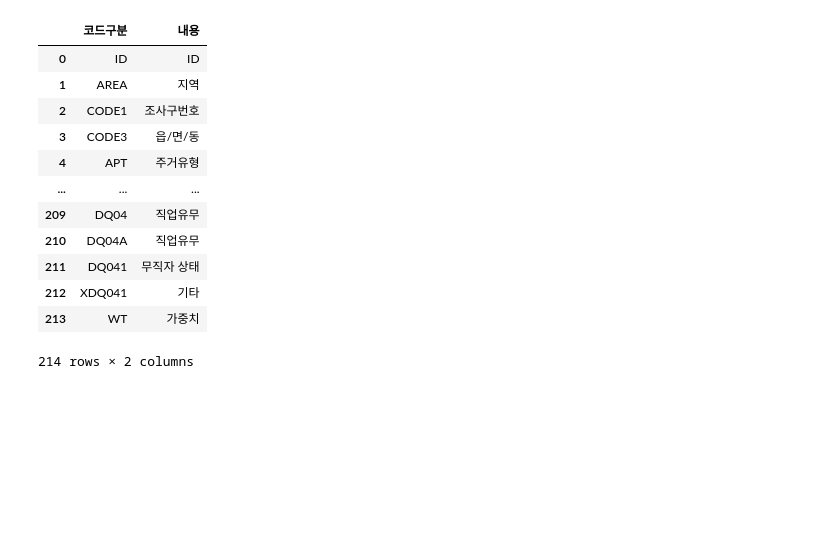
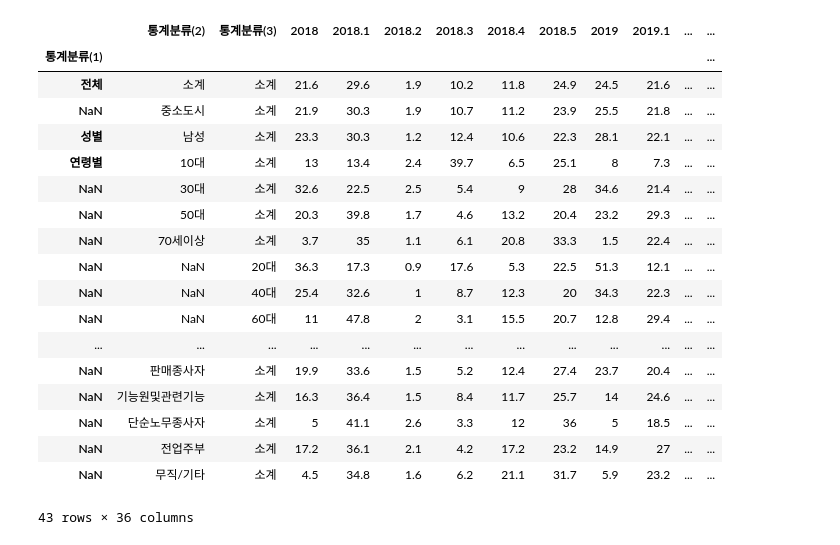
Before and after one commit to minseong2/githubtest_web, a Jupyter notebook: project/project.ipynb, the cells around one changed output. Cells and saved outputs as stored; diff of their text form; code cells hidden in the pictures; blank space fills up the shorter version.

```diff
--- a/project/project.ipynb
+++ b/project/project.ipynb
@@ -146,18 +1,28 @@ plt.show()
-# %%
-physicla_data=pd.read_csv("2022년 국민생활체육조사_샘플데이터.csv")
-physicla_table=pd.read_csv("2022년 국민생활체육조사 코드북.csv")
-physicla_table
-# %% [output]
-|  | 코드구분 | 내용 |
-| 0 | ID | ID |
-| 1 | AREA | 지역 |
-| 2 | CODE1 | 조사구번호 |
-| 3 | CODE3 | 읍/면/동 |
-| 4 | APT | 주거유형 |
-| ... | ... | ... |
-| 209 | DQ04 | 직업유무 |
-| 210 | DQ04A | 직업유무 |
-| 211 | DQ041 | 무직자 상태 |
-| 212 | XDQ041 | 기타 |
-| 213 | WT | 가중치 |
-214 rows × 2 columns
+# %%
+import matplotlib.pyplot as plt #1페이지
+import pandas as pd
+import seaborn as sns
+
+physicla_cond=pd.read_excel("자주_이용하는_체육시설_20240116153106.xlsx",index_col=0)
+physicla_cond[1::2]
+#sns.heatmap(physicla_cond)
+# %% [output]
+|  | 통계분류(2) | 통계분류(3) | 2018 | 2018.1 | 2018.2 | 2018.3 | 2018.4 | 2018.5 | 2019 | 2019.1 | ... | ... |
+| 통계분류(1) |  |  |  |  |  |  |  |  |  |  |  | ... |
+| 전체 | 소계 | 소계 | 21.6 | 29.6 | 1.9 | 10.2 | 11.8 | 24.9 | 24.5 | 21.6 | ... | ... |
+| NaN | 중소도시 | 소계 | 21.9 | 30.3 | 1.9 | 10.7 | 11.2 | 23.9 | 25.5 | 21.8 | ... | ... |
+| 성별 | 남성 | 소계 | 23.3 | 30.3 | 1.2 | 12.4 | 10.6 | 22.3 | 28.1 | 22.1 | ... | ... |
+| 연령별 | 10대 | 소계 | 13 | 13.4 | 2.4 | 39.7 | 6.5 | 25.1 | 8 | 7.3 | ... | ... |
+| NaN | 30대 | 소계 | 32.6 | 22.5 | 2.5 | 5.4 | 9 | 28 | 34.6 | 21.4 | ... | ... |
+| NaN | 50대 | 소계 | 20.3 | 39.8 | 1.7 | 4.6 | 13.2 | 20.4 | 23.2 | 29.3 | ... | ... |
+| NaN | 70세이상 | 소계 | 3.7 | 35 | 1.1 | 6.1 | 20.8 | 33.3 | 1.5 | 22.4 | ... | ... |
+| NaN | NaN | 20대 | 36.3 | 17.3 | 0.9 | 17.6 | 5.3 | 22.5 | 51.3 | 12.1 | ... | ... |
+| NaN | NaN | 40대 | 25.4 | 32.6 | 1 | 8.7 | 12.3 | 20 | 34.3 | 22.3 | ... | ... |
+| NaN | NaN | 60대 | 11 | 47.8 | 2 | 3.1 | 15.5 | 20.7 | 12.8 | 29.4 | ... | ... |
+| ... | ... | ... | ... | ... | ... | ... | ... | ... | ... | ... | ... | ... |
+| NaN | 판매종사자 | 소계 | 19.9 | 33.6 | 1.5 | 5.2 | 12.4 | 27.4 | 23.7 | 20.4 | ... | ... |
+| NaN | 기능원및관련기능 | 소계 | 16.3 | 36.4 | 1.5 | 8.4 | 11.7 | 25.7 | 14 | 24.6 | ... | ... |
+| NaN | 단순노무종사자 | 소계 | 5 | 41.1 | 2.6 | 3.3 | 12 | 36 | 5 | 18.5 | ... | ... |
+| NaN | 전업주부 | 소계 | 17.2 | 36.1 | 2.1 | 4.2 | 17.2 | 23.2 | 14.9 | 27 | ... | ... |
+| NaN | 무직/기타 | 소계 | 4.5 | 34.8 | 1.6 | 6.2 | 21.1 | 31.7 | 5.9 | 23.2 | ... | ... |
+43 rows × 36 columns
```
Also changed, not shown: parts of 12 cells of this notebook, 1 other file.
